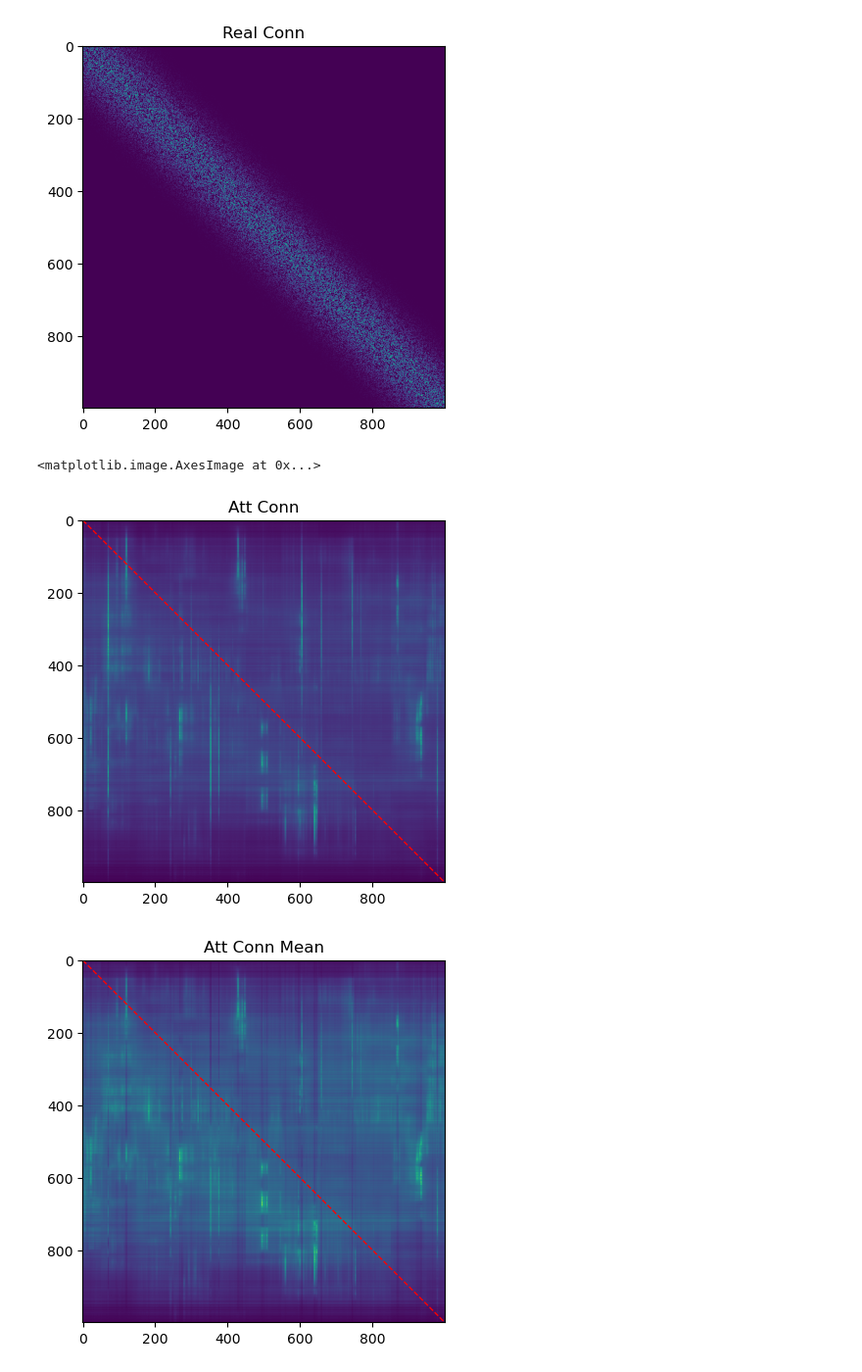
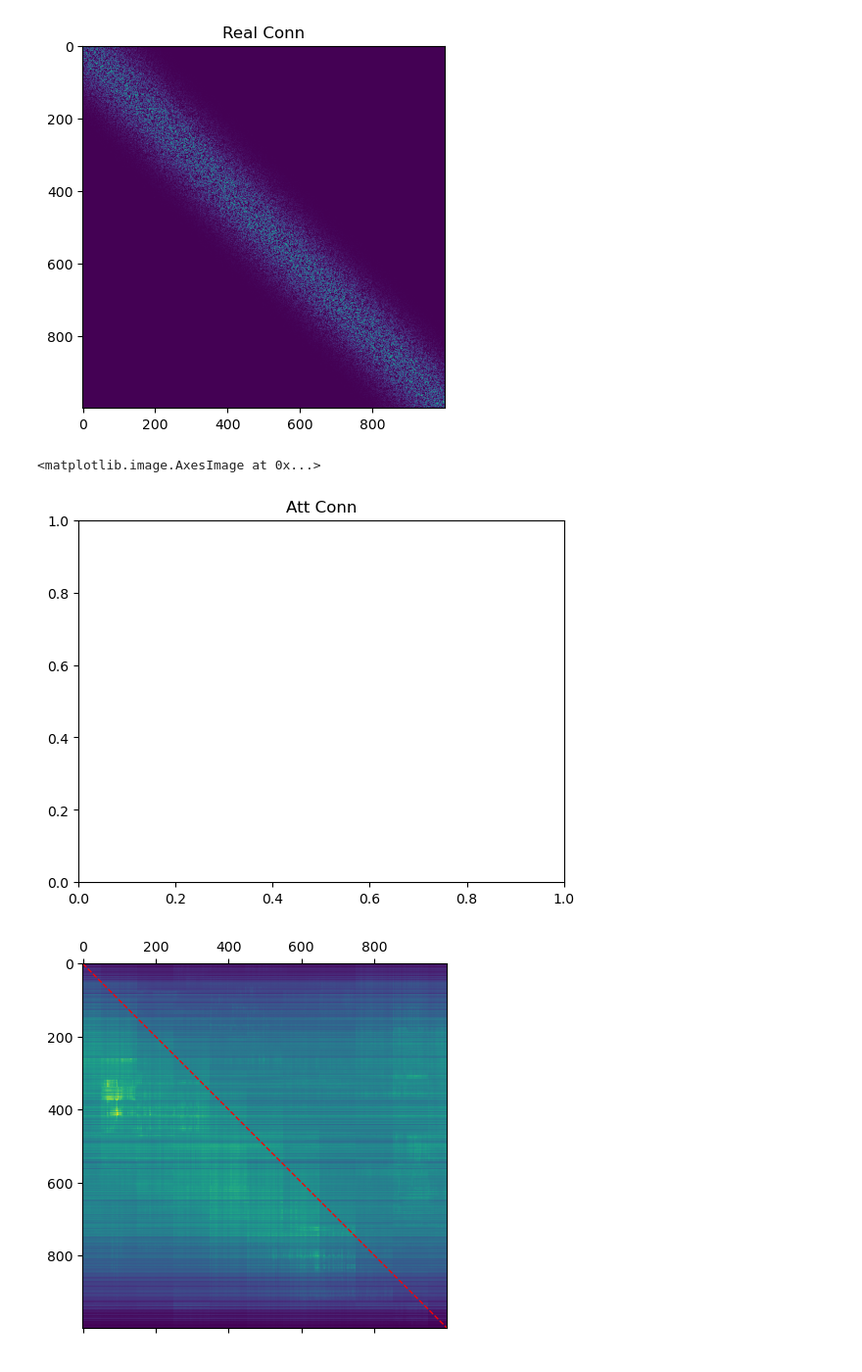
Before and after one commit to a-antoniades/neuroformer_, a Jupyter notebook: attention/plot_attentions.ipynb, the cells around one changed output. Shown at 98% size. Drawn from its saved outputs; the diff is of its cells as text; code cells hidden in the pictures.

Commit message:
calculate attentions correctly

```diff
--- a/attention/plot_attentions.ipynb
+++ b/attention/plot_attentions.ipynb
@@ -11,7 +11,7 @@ conn.shape
 (1000, 1000)
 # %%
 import matplotlib.pyplot as plt
-path = "../models/tensorboard/LRN/channel/2_window:0.5_prev:19.5/sparse_f:None_id:None/w:0.5_wp:19.5/attentions/4_att_matrix_gradcam_False.npy"
+path = "../models/tensorboard/LRN/channel/2_window:0.5_prev:19.5/sparse_f:None_id:None/w:0.5_wp:19.5/attentions/6_att_matrix_gradcam_False.npy"
 att_conn = np.load(path, allow_pickle=True)
 plt.title("Real Conn")
 plt.imshow(conn)
@@ -20,25 +20,25 @@ plt.imshow(conn)
 [figure]
 # %%
 # normalize each row
-att_conn_mean = att_conn / att_conn.sum(axis=0, keepdims=True)
+att_conn_mean = att_conn / att_conn.sum(axis=1, keepdims=True)
 # %%
 y = np.arange(len(att_conn))
 x = y
 
 plt.title("Att Conn")
-plt.imshow(att_conn)
+plt.matshow(att_conn)
 plt.plot(x, y, color="red", lw=1, ls="--")
 
 plt.figure()
 plt.title("Att Conn Mean")
-plt.imshow(att_conn_mean)
+plt.matshow(att_conn_mean)
 plt.plot(x, y, color="red", lw=1, ls="--")
 
 
 plt.figure()
 plt.plot(x, y, color="red", lw=1, ls="--")
 plt.matshow(conn, cmap="gray", alpha=0.5)
 # %% [output]
 <matplotlib.image.AxesImage at 0x...>
-[figure, old version]
+[figure, new version]
-[figure, old version]
+[figure, new version]
```
Also changed, not shown: parts of 1 cell of this notebook, 1 other file.
